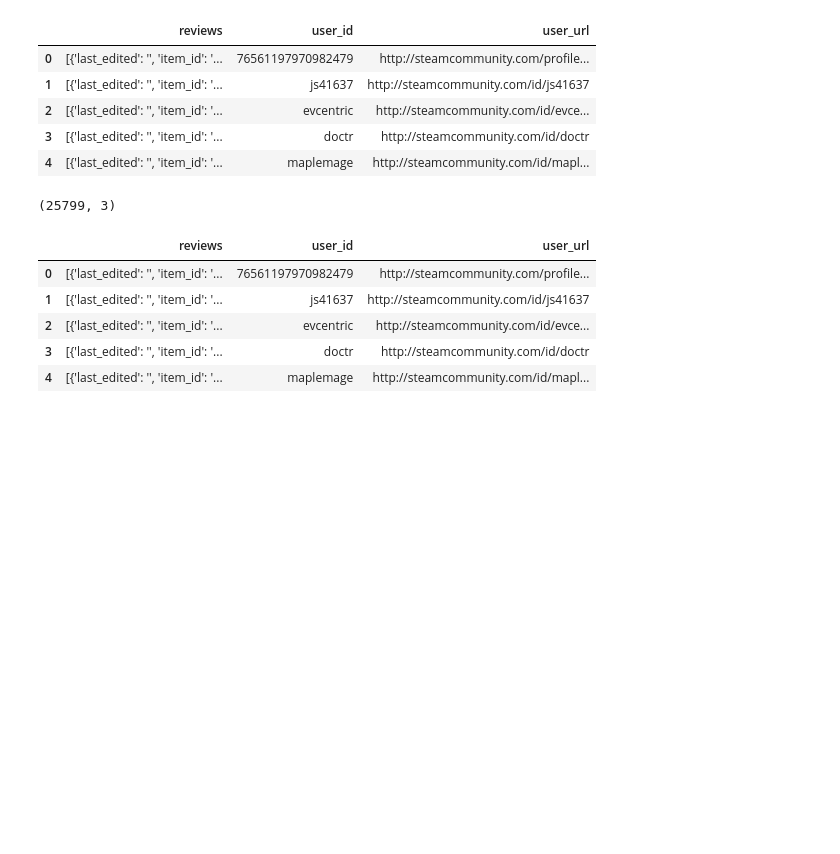
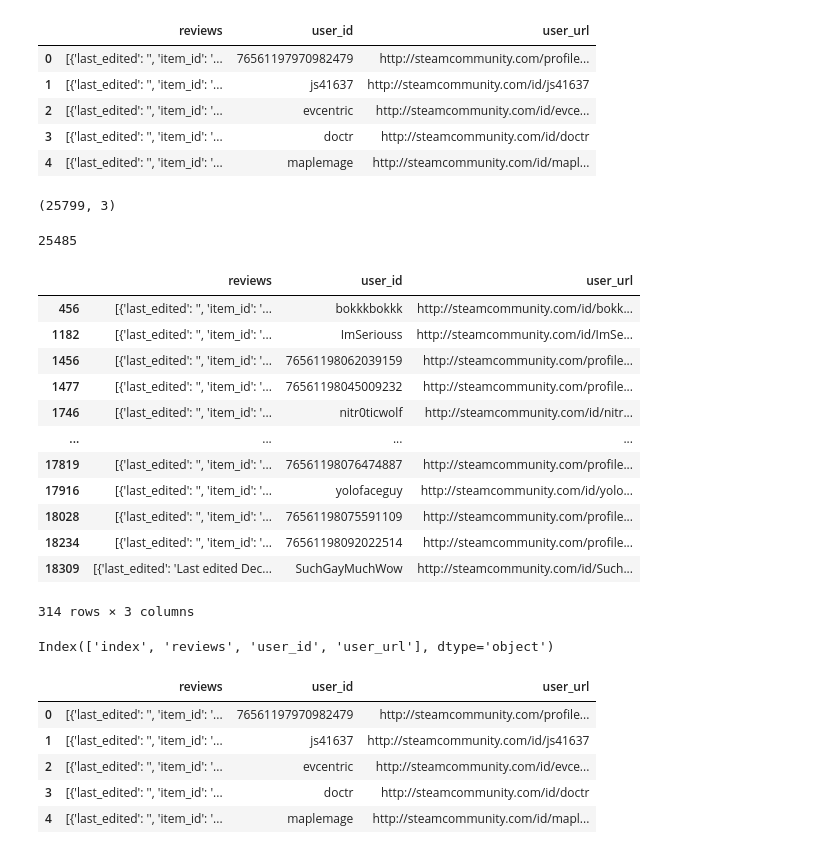
Before and after one commit to HienHa34/Steam_Game_Recommender, a Jupyter notebook: Cleaning&EDA.ipynb, the cells around one changed output. Saved outputs shown, nothing was run; the diff lists cells and outputs as text; code cells hidden in the pictures; blank space fills up the shorter version.

```diff
--- a/Cleaning&EDA.ipynb
+++ b/Cleaning&EDA.ipynb
@@ -251,3 +236,23 @@ user_reviews_pd.head()
 user_reviews_pd.shape
 # %% [output]
 (25799, 3)
+# %%
+user_reviews_pd['user_id'].nunique()
+# %% [output]
+25485
+# %%
+user_reviews_pd[user_reviews_pd['user_id'].duplicated()]
+# %% [output]
+|  | reviews | user_id | user_url |
+| 456 | [{'last_edited': '', 'item_id': '... | bokkkbokkk | http://steamcommunity.com/id/bokk... |
+| 1182 | [{'last_edited': '', 'item_id': '... | ImSeriouss | http://steamcommunity.com/id/ImSe... |
+| 1456 | [{'last_edited': '', 'item_id': '... | 76561198062039159 | http://steamcommunity.com/profile... |
+| 1477 | [{'last_edited': '', 'item_id': '... | 76561198045009232 | http://steamcommunity.com/profile... |
+| 1746 | [{'last_edited': '', 'item_id': '... | nitr0ticwolf | http://steamcommunity.com/id/nitr... |
+| ... | ... | ... | ... |
+| 17819 | [{'last_edited': '', 'item_id': '... | 76561198076474887 | http://steamcommunity.com/profile... |
+| 17916 | [{'last_edited': '', 'item_id': '... | yolofaceguy | http://steamcommunity.com/id/yolo... |
+| 18028 | [{'last_edited': '', 'item_id': '... | 76561198075591109 | http://steamcommunity.com/profile... |
+| 18234 | [{'last_edited': '', 'item_id': '... | 76561198092022514 | http://steamcommunity.com/profile... |
+| 18309 | [{'last_edited': 'Last edited Dec... | SuchGayMuchWow | http://steamcommunity.com/id/Such... |
+314 rows × 3 columns
@@ -253,0 +264,4 @@ user_reviews_pd.shape
+# %%
+user_reviews_pd.columns
+# %% [output]
+Index(['index', 'reviews', 'user_id', 'user_url'], dtype='object')
```
Also changed, not shown: parts of 48 cells of this notebook.
